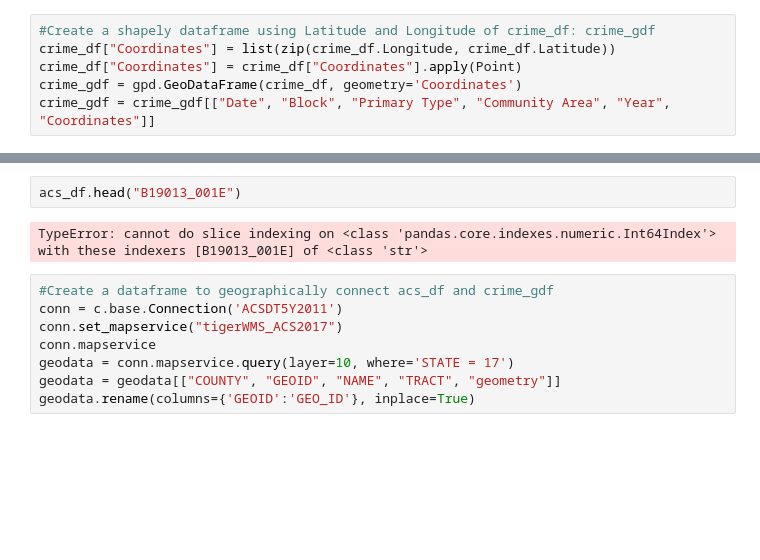
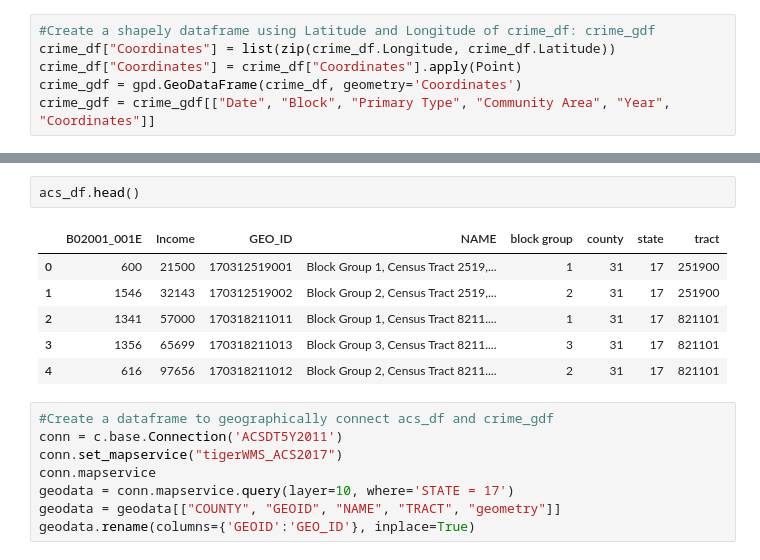
Before and after one commit to capp-machine-learning/chicago-crime-analysis, a Jupyter notebook: clean_ver.ipynb, the cells around one changed output, grey strips where cells are left out. Saved outputs shown, nothing was run; the diff lists cells and outputs as text; blank space fills up the shorter version.

```diff
--- a/clean_ver.ipynb
+++ b/clean_ver.ipynb
@@ -50,7 +47,12 @@ CensusException: error: error: unknown variable 'S1101_C01_002E'
 # %%
-acs_df.head("B19013_001E")
+acs_df.head()
 # %% [output]
-TypeError: cannot do slice indexing on <class 'pandas.core.indexes.numeric.Int64Index'> with these indexers [B19013_001E] of <class 'str'>
+|  | B02001_001E | Income | GEO_ID | NAME | block group | county | state | tract |
+| 0 | 600 | 21500 | 170312519001 | Block Group 1, Census Tract 2519,... | 1 | 31 | 17 | 251900 |
+| 1 | 1546 | 32143 | 170312519002 | Block Group 2, Census Tract 2519,... | 2 | 31 | 17 | 251900 |
+| 2 | 1341 | 57000 | 170318211011 | Block Group 1, Census Tract 8211.... | 1 | 31 | 17 | 821101 |
+| 3 | 1356 | 65699 | 170318211013 | Block Group 3, Census Tract 8211.... | 3 | 31 | 17 | 821101 |
+| 4 | 616 | 97656 | 170318211012 | Block Group 2, Census Tract 8211.... | 2 | 31 | 17 | 821101 |
 # %%
 #Create a dataframe to geographically connect acs_df and crime_gdf
 conn = c.base.Connection('ACSDT5Y2011')
```
Also changed, not shown: parts of 9 cells of this notebook, 2 other files.
